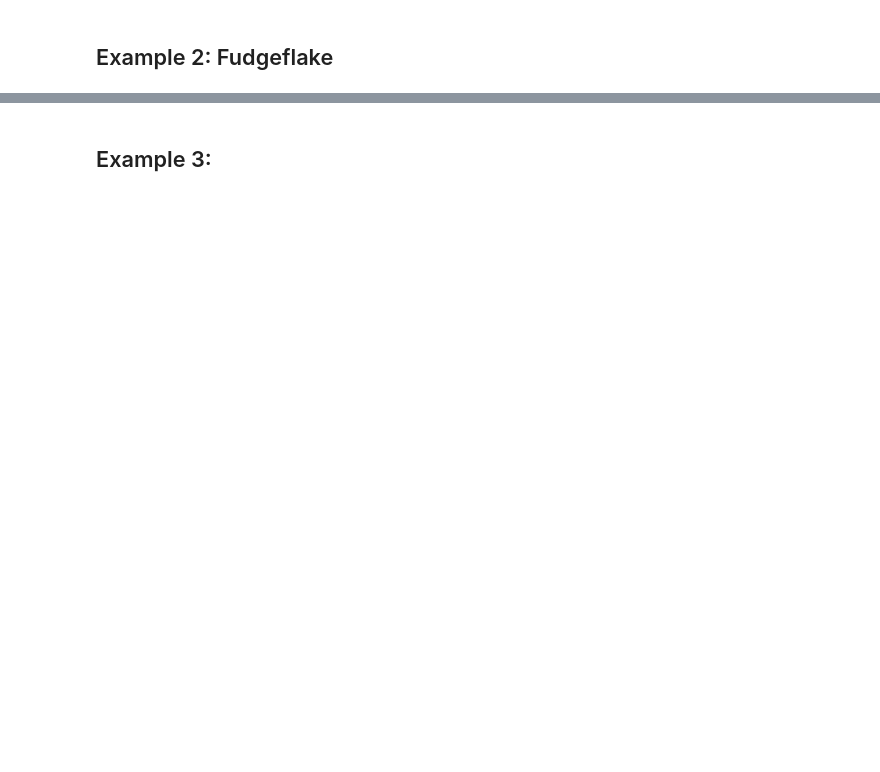
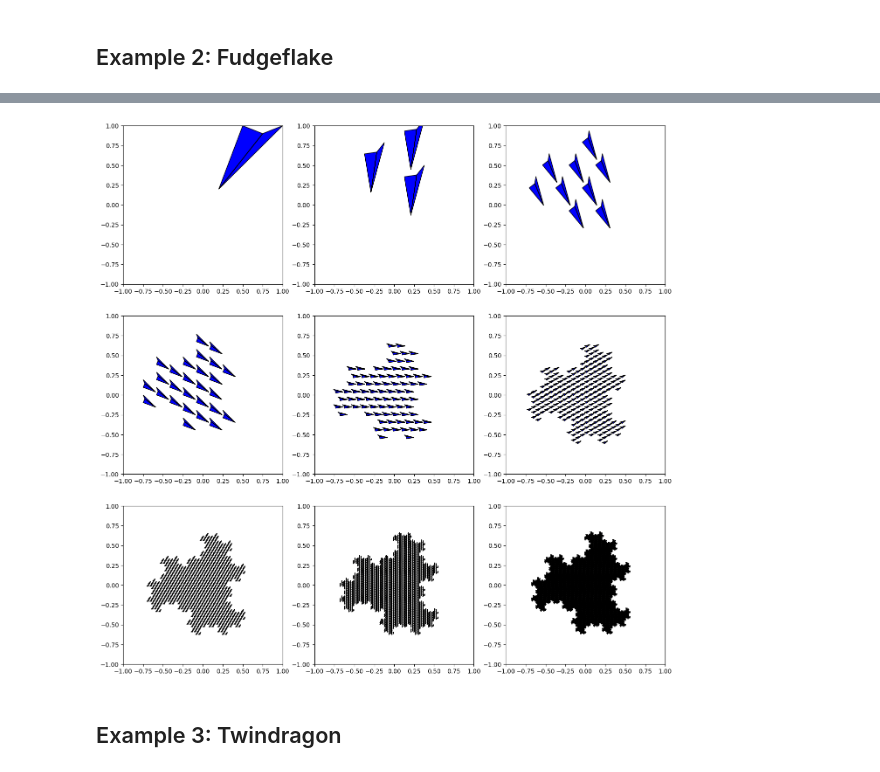
Before and after one commit to mjthasle/IFS-Python, a Jupyter notebook: App/IFS-Python main notebook.ipynb, the cells around one changed output, grey strips where cells are left out. Cells and saved outputs as stored; diff of their text form; code cells hidden in the pictures; blank space fills up the shorter version.

```diff
--- a/App/IFS-Python main notebook.ipynb
+++ b/App/IFS-Python main notebook.ipynb
@@ -77,2 +14,8 @@ The whole cell took 8.545132099999998 seconds.
+# %%
+# fudgeflake().plot(n=5, facecolor='b')  # one plot with n iterations
+fudgeflake().plot(grid = (3,3), facecolor = 'b')  # successive iterations in a grid
+plt.show()
+# %% [output]
+[figure, added]
 # %% [markdown]
-## Example 3:
+## Example 3: Twindragon
```
Also changed, not shown: parts of 6 cells of this notebook, 4 other files.
